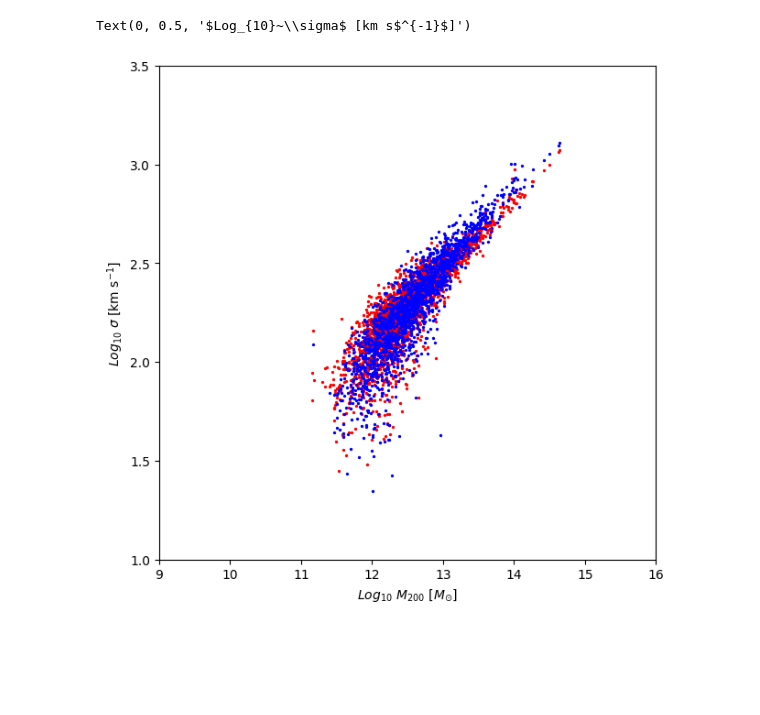
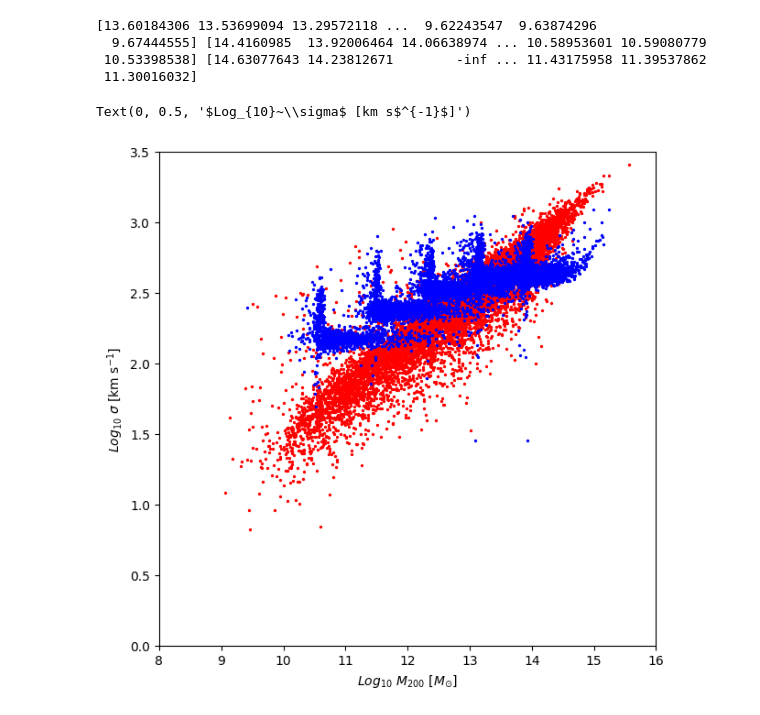
Before and after one commit to ZhangMing-1995/AnalysisTools, a Jupyter notebook: halo_mass/test_vsubhalo.ipynb, the cells around one changed output. Cells and saved outputs as stored; diff of their text form; code cells hidden in the pictures; blank space fills up the shorter version.

```diff
--- a/halo_mass/test_vsubhalo.ipynb
+++ b/halo_mass/test_vsubhalo.ipynb
@@ -18,4 +19,5 @@ import hmf
 mtt=reload(mtt)
 st=reload(st)
 ht=reload(ht)
+gt=reload(gt)
 # %%
@@ -145,6 +262,6 @@ Tracking merger histories for 8682 halos
 # %%
 final_snap_num=76
-halo_list=np.logical_and(halo2.Structuretype==10,halo2.GroupMFOF>snap.Particle_mass*600)
+halo_list=np.logical_and(halo2.Structuretype==10,halo2.GroupMFOF>snap2.Particle_mass*600)
 
 main_subhalo_list=halo2.GroupID[halo_list]
 print("Tracking merger histories for %04d halos"%main_subhalo_list.size)
@@ -154,13 +271,13 @@ print(NumGroups)
 
 halo2_m200=np.zeros(NumGroups)
 veldisp2_sub=np.zeros(NumGroups)
-
+veldisp2_gal=np.zeros(NumGroups)
 G=43
 ihalo=0
 for main_halo in main_subhalo_list:
     halo_id=np.where(main_halo==halo2.GroupID)[0]
     # print(halo_id, main_halo, final_snap_num)
-    redshift,mass,m200,group_number,subhalo_number,zform,alpha=tree.TrackMainHaloProgenitor(main_halo,final_snap_num)
+    redshift,mass,m200,group_number,subhalo_number,zform,alpha=tree2.TrackMainHaloProgenitor(main_halo,final_snap_num)
 
     if len(mass)>0:
         # assemble history
@@ -187,6 +304,14 @@ for main_halo in main_subhalo_list:
                 # Vmax_sub[ihalo] = 0
                 veldisp2_sub[ihalo] = 0
 
+        galaxy_ids = np.where(halo_id+1==gal2.haloid)
+        for galaxy_id in galaxy_ids:
+            # if len(halo2.GroupM200[galaxy_id]) > 0:
+            veldisp2_gal[ihalo] = np.linalg.norm(np.std(gal2.vel[galaxy_id],axis=0))
+            # else:
+                # veldisp2_gal[ihalo] = 0
+
+
     ihalo+=1
 
 print(halo2_m200,veldisp2_sub)
@@ -295,21 +573,38 @@ Tracking merger histories for 9155 halos
+# %%
+print(np.log10(halo1_m200)+10,np.log10(halo2_m200)+10,np.log10(halo3_m200)+10)
+# %% [output]
+[13.60184306 13.53699094 13.29572118 ...  9.62243547  9.63874296
+  9.67444555] [14.4160985  13.92006464 14.06638974 ... 10.58953601 10.59080779
+ 10.53398538] [14.63077643 14.23812671        -inf ... 11.43175958 11.39537862
+ 11.30016032]
 # %%
 fig=plt.figure(figsize=(7,7))
 ax=fig.add_subplot(1,1,1)
 # for idx, (dataset, color, label) in enumerate(zip(datasets, colors, labels), start=1):
     # ax.scatter(np.log10(dataset[:, 1])+10, np.log10(dataset[:, 34]**2*dataset[:,5]/43/dataset[:, 1]), s=2, color=color)
 ax.scatter(np.log10(halo1_m200)+10, np.log10(veldisp1_sub), s=2, color='r')
-ax.scatter(np.log10(halo2_m200)+10, np.log10(veldisp2_sub), s=2, color='b')
-# ax.scatter(np.log10(halo3_m200)+10, np.log10(veldisp3_sub), s=2, color='g')
-# ax.scatter(np.log10(halo4_m200)+10, np.log10(veldisp4_sub), s=2, color='pink')
+ax.scatter(np.log10(halo2_m200)+10, np.log10(veldisp2_sub), s=2, color='r')
+ax.scatter(np.log10(halo3_m200)+10, np.log10(veldisp3_sub), s=2, color='r')
+ax.scatter(np.log10(halo4_m200)+10, np.log10(veldisp4_sub), s=2, color='r')
+ax.scatter(np.log10(halo5_m200)+10, np.log10(veldisp5_sub), s=2, color='r')
+ax.scatter(np.log10(halo6_m200)+10, np.log10(veldisp6_sub), s=2, color='r')
+
+ax.scatter(np.log10(halo1_m200)+10, np.log10(veldisp1_gal), s=2,  color='b')
+ax.scatter(np.log10(halo2_m200)+10, np.log10(veldisp2_gal), s=2,  color='b')
+ax.scatter(np.log10(halo3_m200)+10, np.log10(veldisp3_gal), s=2,  color='b')
+ax.scatter(np.log10(halo4_m200)+10, np.log10(veldisp4_gal), s=2,  color='b')
+ax.scatter(np.log10(halo5_m200)+10, np.log10(veldisp5_gal), s=2,  color='b')
+ax.scatter(np.log10(halo6_m200)+10, np.log10(veldisp6_gal), s=2,  color='b')
+
 # plt.plot(best_fit_x, best_fit_y, color='red', label='Linear Fit')
-plt.ylim(1,3.5)
-plt.xlim(9,16)
+plt.ylim(0,3.5)
+plt.xlim(8,16)
 # ax.text(9.6,3.3,'All halos', size=16, color='black')
 # ax.text(9.6,3.1,'subhalos', size=16, color='purple')
 # ax.text(9.6, 2.9, f'slope={slope:.3f}', size=16, color='red')
 ax.set_xlabel(r'$Log_{10}~M_{200}~[M_{\odot}]$')
 ax.set_ylabel(r'$Log_{10}~\sigma$ [km s$^{-1}$]')
 # %% [output]
 Text(0, 0.5, '$Log_{10}~\\sigma$ [km s$^{-1}$]')
-[figure, old version]
+[figure, new version]
 # %%
```
Also changed, not shown: parts of 15 cells of this notebook.
